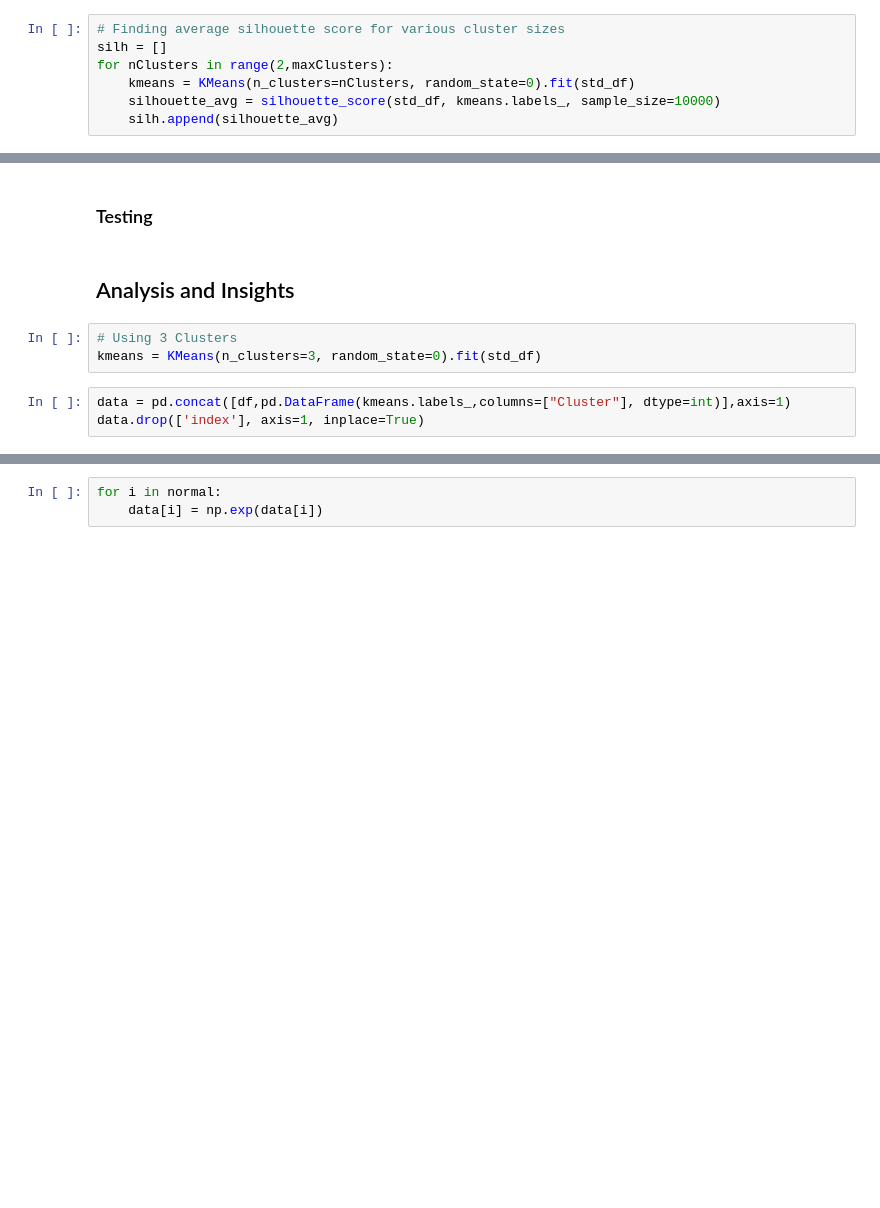
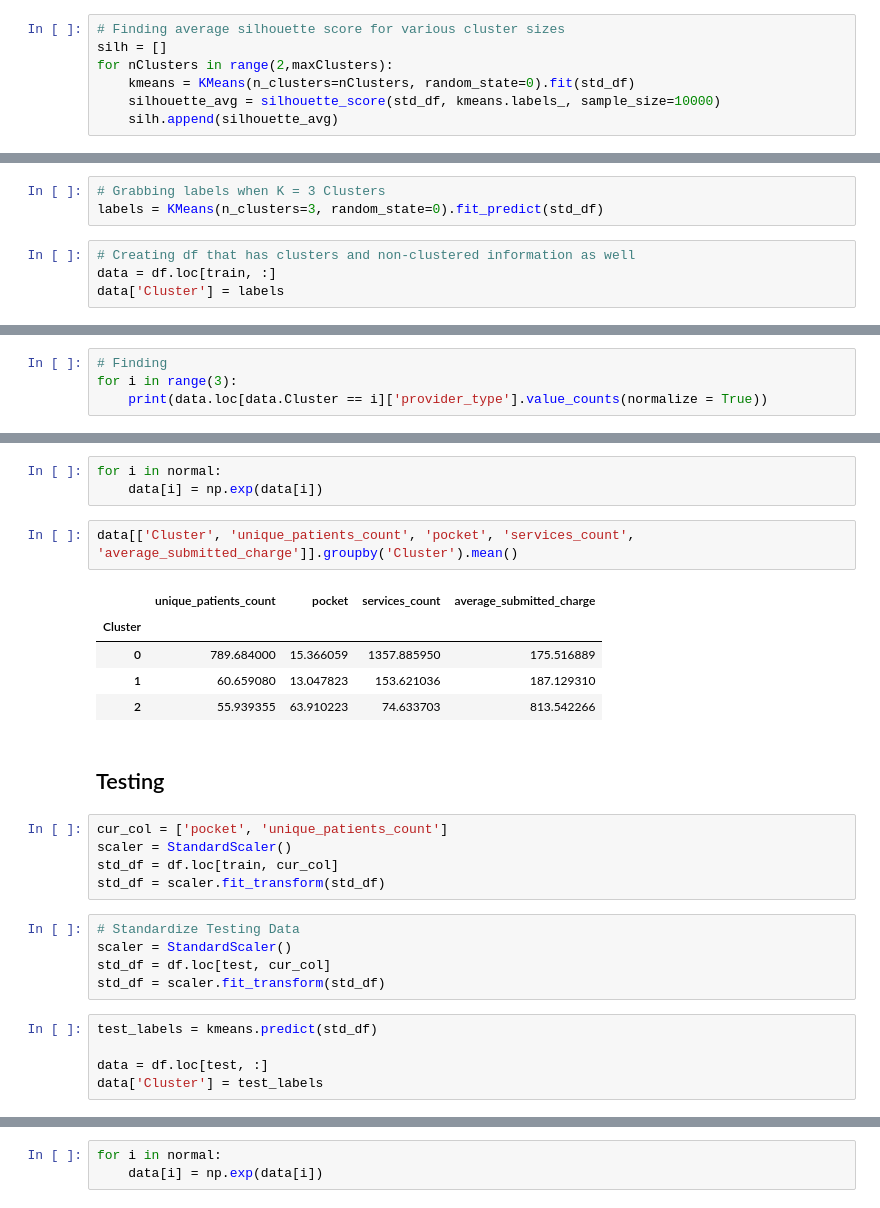
Before and after one commit to aarij-rehman/Clustering, a Jupyter notebook: Medicare-Clustering.ipynb, the cells around one changed output, grey strips where cells are left out. Cells and saved outputs as stored; diff of their text form; blank space fills up the shorter version.

Commit message:
Fixed issue with K-means labeling.

```diff
--- a/Medicare-Clustering.ipynb
+++ b/Medicare-Clustering.ipynb
@@ -265,0 +276,7 @@ plt.show()
+# %%
+# Grabbing labels when K = 3 Clusters
+labels = KMeans(n_clusters=3, random_state=0).fit_predict(std_df)
+# %%
+# Creating df that has clusters and non-clustered information as well
+data = df.loc[train, :]
+data['Cluster'] = labels
@@ -265,0 +291,4 @@ plt.show()
+# %%
+# Finding
+for i in range(3):
+    print(data.loc[data.Cluster == i]['provider_type'].value_counts(normalize = True))
@@ -266,13 +313,31 @@ plt.show()
+# %%
+for i in normal:
+    data[i] = np.exp(data[i])
+# %%
+data[['Cluster', 'unique_patients_count', 'pocket', 'services_count', 'average_submitted_charge']].groupby('Cluster').mean()
+# %% [output]
+|  | unique_patients_count | pocket | services_count | average_submitted_charge |
+| Cluster |  |  |  |  |
+| 0 | 789.684000 | 15.366059 | 1357.885950 | 175.516889 |
+| 1 | 60.659080 | 13.047823 | 153.621036 | 187.129310 |
+| 2 | 55.939355 | 63.910223 | 74.633703 | 813.542266 |
 # %% [markdown]
-### Testing
+## Testing
-# %% [markdown]
-## Analysis and Insights
-# %%
-# Using 3 Clusters
-kmeans = KMeans(n_clusters=3, random_state=0).fit(std_df)
-# %%
-data = pd.concat([df,pd.DataFrame(kmeans.labels_,columns=["Cluster"], dtype=int)],axis=1)
-data.drop(['index'], axis=1, inplace=True)
+# %%
+cur_col = ['pocket', 'unique_patients_count']
+scaler = StandardScaler()
+std_df = df.loc[train, cur_col]
+std_df = scaler.fit_transform(std_df)
+# %%
+# Standardize Testing Data
+scaler = StandardScaler()
+std_df = df.loc[test, cur_col]
+std_df = scaler.fit_transform(std_df)
+# %%
+test_labels = kmeans.predict(std_df)
+
+data = df.loc[test, :]
+data['Cluster'] = test_labels
 # %%
 print(data['Cluster'].value_counts())
 # %% [output]
```
Also changed, not shown: parts of 13 cells of this notebook, 4 other files.
